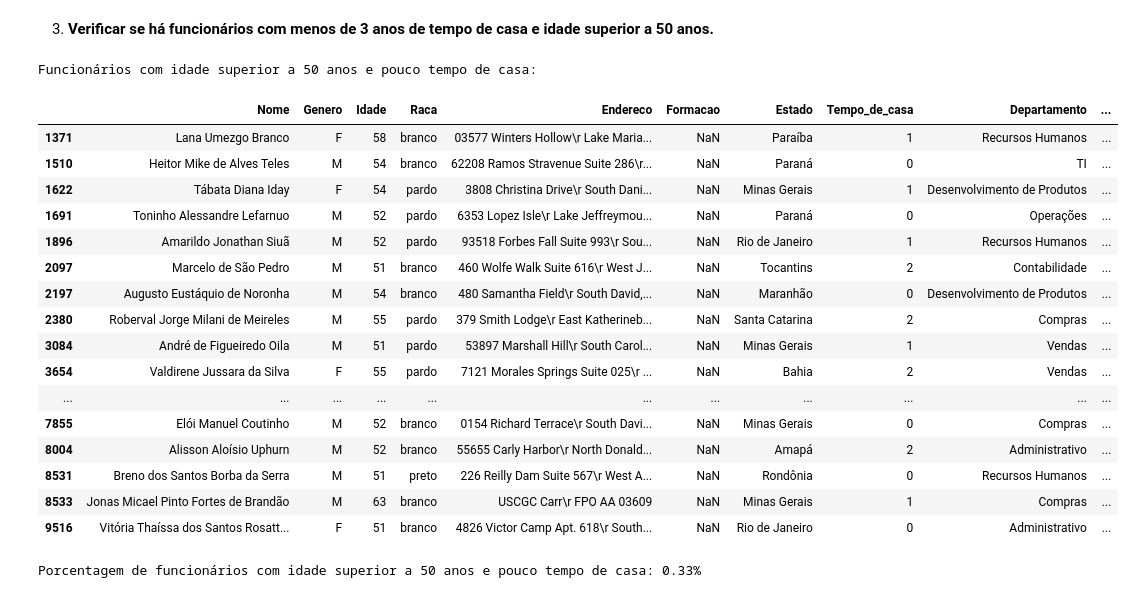
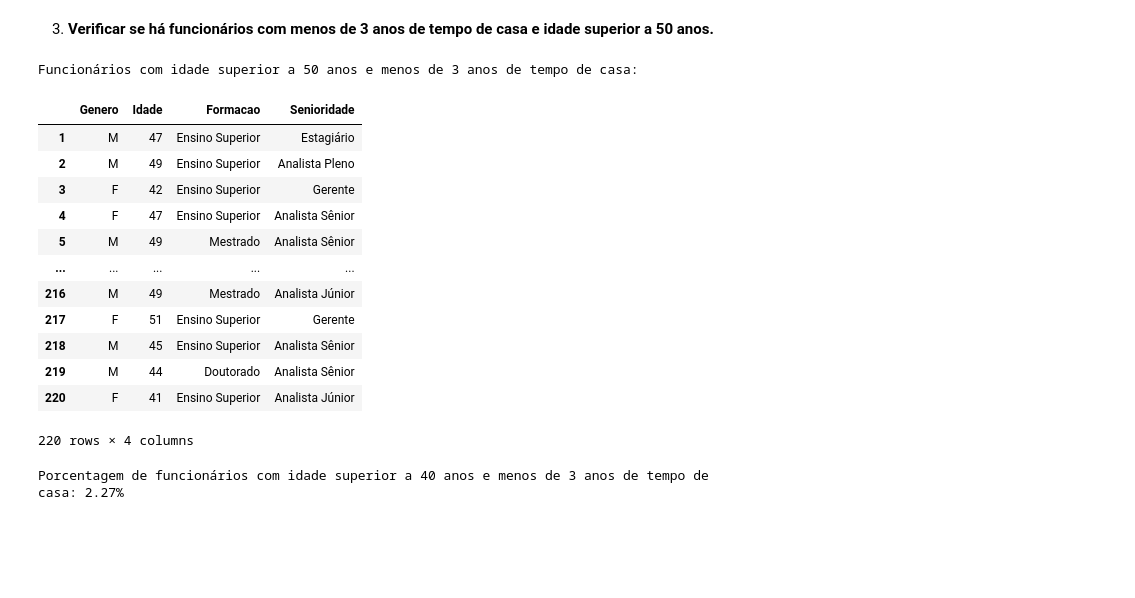
Before and after one commit to pedrolustosab/AdaHack-Dados, a Jupyter notebook: Análise Exploratória.ipynb, the cells around one changed output. Cells and saved outputs as stored; diff of their text form; code cells hidden in the pictures; blank space fills up the shorter version.

Commit message:
Filtro idade x tempo de casa
Funcionários com menos de 3 anos de tempo de casa e idade superior a 50 anos

```diff
--- a/Análise Exploratória.ipynb
+++ b/Análise Exploratória.ipynb
@@ -773,33 +753,37 @@ Média de idade para mulheres: 31
 3. **Verificar se há funcionários com menos de 3 anos de tempo de casa e idade superior a 50 anos.**
 # %%
 # Definir o limite de idade
-limite_idade = 50
+limite_idade = 40
 
-# Filtrar o DataFrame para incluir apenas funcionários com idade superior a 50 anos e pouco tempo de casa
+# Filtrar o DataFrame para incluir apenas funcionários com idade superior a 40 anos e menos de 3 anos de tempo de casa
 maior_idade_pouco_tempo = df[(df['Idade'] > limite_idade) & (df['Tempo_de_casa'] < 3)]
 
-# Exibir os resultados em uma tabela
-print("Funcionários com idade superior a 50 anos e pouco tempo de casa:")
-display(maior_idade_pouco_tempo)
+# Exibir os resultados apenas com as colunas de gênero, idade, formação e senioridade
+resultados_filtrados = maior_idade_pouco_tempo[['Genero', 'Idade', 'Formacao', 'Senioridade']]
+
+# Resetar o índice
+resultados_filtrados = resultados_filtrados.reset_index(drop=True)
+
+# Adicionar 1 ao índice
+resultados_filtrados.index += 1
+
+print("Funcionários com idade superior a 40 anos e menos de 3 anos de tempo de casa:")
+display(resultados_filtrados)
 # %% [output]
-Funcionários com idade superior a 50 anos e pouco tempo de casa:
+Funcionários com idade superior a 50 anos e menos de 3 anos de tempo de casa:
-|  | Nome | Genero | Idade | Raca | Endereco | Formacao | Estado | Tempo_de_casa | Departamento | ... |
-| 1371 | Lana Umezgo Branco | F | 58 | branco | 03577 Winters Hollow\r Lake Maria... | NaN | Paraíba | 1 | Recursos Humanos | ... |
-| 1510 | Heitor Mike de Alves Teles | M | 54 | branco | 62208 Ramos Stravenue Suite 286\r... | NaN | Paraná | 0 | TI | ... |
-| 1622 | Tábata Diana Iday | F | 54 | pardo | 3808 Christina Drive\r South Dani... | NaN | Minas Gerais | 1 | Desenvolvimento de Produtos | ... |
-| 1691 | Toninho Alessandre Lefarnuo | M | 52 | pardo | 6353 Lopez Isle\r Lake Jeffreymou... | NaN | Paraná | 0 | Operações | ... |
-| 1896 | Amarildo Jonathan Siuã | M | 52 | pardo | 93518 Forbes Fall Suite 993\r Sou... | NaN | Rio de Janeiro | 1 | Recursos Humanos | ... |
-| 2097 | Marcelo de São Pedro | M | 51 | branco | 460 Wolfe Walk Suite 616\r West J... | NaN | Tocantins | 2 | Contabilidade | ... |
-| 2197 | Augusto Eustáquio de Noronha | M | 54 | branco | 480 Samantha Field\r South David,... | NaN | Maranhão | 0 | Desenvolvimento de Produtos | ... |
-| 2380 | Roberval Jorge Milani de Meireles | M | 55 | pardo | 379 Smith Lodge\r East Katherineb... | NaN | Santa Catarina | 2 | Compras | ... |
-| 3084 | André de Figueiredo Oila | M | 51 | pardo | 53897 Marshall Hill\r South Carol... | NaN | Minas Gerais | 1 | Vendas | ... |
-| 3654 | Valdirene Jussara da Silva | F | 55 | pardo | 7121 Morales Springs Suite 025\r ... | NaN | Bahia | 2 | Vendas | ... |
-| ... | ... | ... | ... | ... | ... | ... | ... | ... | ... | ... |
-| 7855 | Elói Manuel Coutinho | M | 52 | branco | 0154 Richard Terrace\r South Davi... | NaN | Minas Gerais | 0 | Compras | ... |
-| 8004 | Alisson Aloísio Uphurn | M | 52 | branco | 55655 Carly Harbor\r North Donald... | NaN | Amapá | 2 | Administrativo | ... |
-| 8531 | Breno dos Santos Borba da Serra | M | 51 | preto | 226 Reilly Dam Suite 567\r West A... | NaN | Rondônia | 0 | Recursos Humanos | ... |
-| 8533 | Jonas Micael Pinto Fortes de Brandão | M | 63 | branco | USCGC Carr\r FPO AA 03609 | NaN | Minas Gerais | 1 | Compras | ... |
-| 9516 | Vitória Thaíssa dos Santos Rosatt... | F | 51 | branco | 4826 Victor Camp Apt. 618\r South... | NaN | Rio de Janeiro | 0 | Administrativo | ... |
+|  | Genero | Idade | Formacao | Senioridade |
+| 1 | M | 47 | Ensino Superior | Estagiário |
+| 2 | M | 49 | Ensino Superior | Analista Pleno |
+| 3 | F | 42 | Ensino Superior | Gerente |
+| 4 | F | 47 | Ensino Superior | Analista Sênior |
+| 5 | M | 49 | Mestrado | Analista Sênior |
+| ... | ... | ... | ... | ... |
+| 216 | M | 49 | Mestrado | Analista Júnior |
+| 217 | F | 51 | Ensino Superior | Gerente |
+| 218 | M | 45 | Ensino Superior | Analista Sênior |
+| 219 | M | 44 | Doutorado | Analista Sênior |
+| 220 | F | 41 | Ensino Superior | Analista Júnior |
+220 rows × 4 columns
 # %%
 # Contar o número total de funcionários com menos de 3 anos de tempo de casa e idade superior a 50 anos
 total_funcionarios_maior_idade_pouco_tempo = len(maior_idade_pouco_tempo)
@@ -808,6 +792,6 @@ total_funcionarios_maior_idade_pouco_tempo = len(maior_idade_pouco_tempo)
 porcentagem_maior_idade_pouco_tempo = (total_funcionarios_maior_idade_pouco_tempo / len(df)) * 100
 
 # Exibir a porcentagem de funcionários nessas condições
-print(f"Porcentagem de funcionários com idade superior a 50 anos e pouco tempo de casa: {porcentagem_maior_idade_pouco_tempo:.2f}%")
+print(f"Porcentagem de funcionários com idade superior a 40 anos e menos de 3 anos de tempo de casa: {porcentagem_maior_idade_pouco_tempo:.2f}%")
 # %% [output]
-Porcentagem de funcionários com idade superior a 50 anos e pouco tempo de casa: 0.33%
+Porcentagem de funcionários com idade superior a 40 anos e menos de 3 anos de tempo de casa: 2.27%
```
Also changed, not shown: parts of 11 cells of this notebook.
